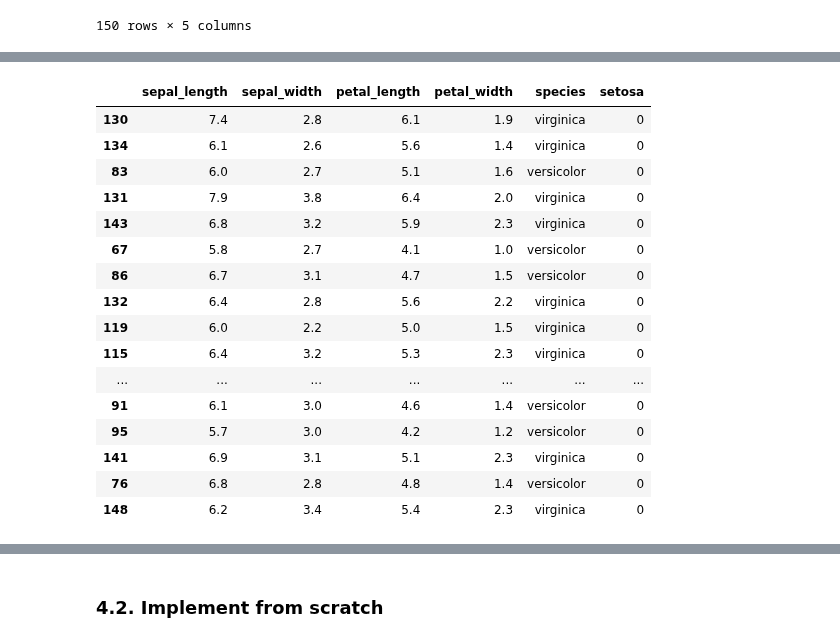
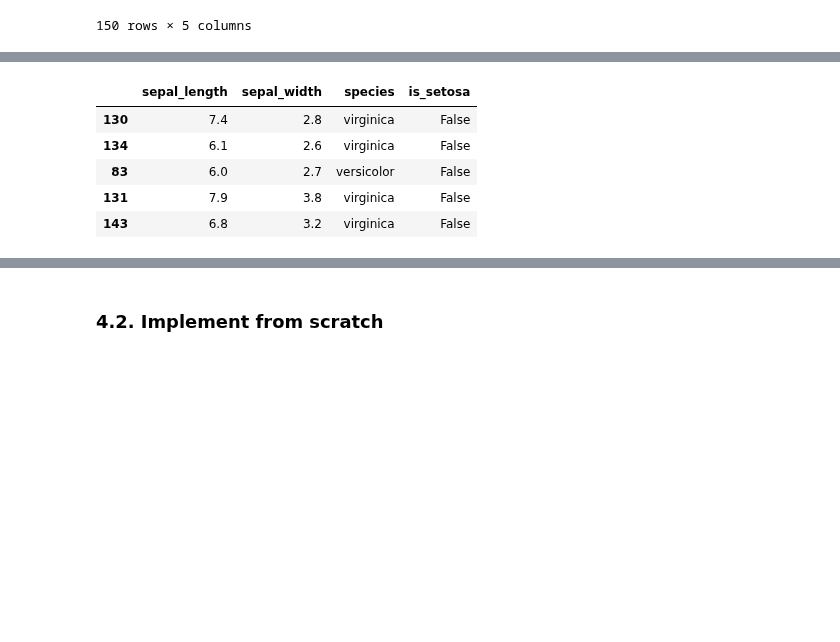
Before and after one commit to MinhHuuNguyen/mci-python, a Jupyter notebook: python_lv2/lectures/5_logistic_regression.ipynb, the cells around one changed output, grey strips where cells are left out. Drawn from its saved outputs; the diff is of its cells as text; code cells hidden in the pictures; blank space fills up the shorter version.

```diff
--- a/python_lv2/lectures/5_logistic_regression.ipynb
+++ b/python_lv2/lectures/5_logistic_regression.ipynb
@@ -169,3 +171,6 @@ iris_df
 | 148 | 6.2 | 3.4 | 5.4 | 2.3 | virginica |
 | 149 | 5.9 | 3.0 | 5.1 | 1.8 | virginica |
 150 rows × 5 columns
+# %%
+iris_df = iris_df.drop(columns=['petal_length', 'petal_width'])
+iris_df
@@ -172,4 +191,5 @@ iris_df
 # %%
-iris_df['setosa'] = iris_df.species.apply(lambda x: 1 if x == 'setosa' else 0)
+iris_df['is_setosa'] = iris_df.species.apply(
+    lambda x: True if x == 'setosa' else False)
 iris_df
 # %% [output]
@@ -210,21 +219,10 @@ iris_setosa_df
 # %%
-iris_not_setosa_df = iris_df[iris_df.setosa == 0].sample(50, random_state=1)
-iris_not_setosa_df
+iris_not_setosa_df = iris_df[~iris_df.is_setosa].sample(50, random_state=1)
+iris_not_setosa_df.head()
 # %% [output]
-|  | sepal_length | sepal_width | petal_length | petal_width | species | setosa |
-| 130 | 7.4 | 2.8 | 6.1 | 1.9 | virginica | 0 |
-| 134 | 6.1 | 2.6 | 5.6 | 1.4 | virginica | 0 |
-| 83 | 6.0 | 2.7 | 5.1 | 1.6 | versicolor | 0 |
-| 131 | 7.9 | 3.8 | 6.4 | 2.0 | virginica | 0 |
-| 143 | 6.8 | 3.2 | 5.9 | 2.3 | virginica | 0 |
-| 67 | 5.8 | 2.7 | 4.1 | 1.0 | versicolor | 0 |
-| 86 | 6.7 | 3.1 | 4.7 | 1.5 | versicolor | 0 |
-| 132 | 6.4 | 2.8 | 5.6 | 2.2 | virginica | 0 |
-| 119 | 6.0 | 2.2 | 5.0 | 1.5 | virginica | 0 |
-| 115 | 6.4 | 3.2 | 5.3 | 2.3 | virginica | 0 |
-| ... | ... | ... | ... | ... | ... | ... |
-| 91 | 6.1 | 3.0 | 4.6 | 1.4 | versicolor | 0 |
-| 95 | 5.7 | 3.0 | 4.2 | 1.2 | versicolor | 0 |
-| 141 | 6.9 | 3.1 | 5.1 | 2.3 | virginica | 0 |
-| 76 | 6.8 | 2.8 | 4.8 | 1.4 | versicolor | 0 |
-| 148 | 6.2 | 3.4 | 5.4 | 2.3 | virginica | 0 |
+|  | sepal_length | sepal_width | species | is_setosa |
+| 130 | 7.4 | 2.8 | virginica | False |
+| 134 | 6.1 | 2.6 | virginica | False |
+| 83 | 6.0 | 2.7 | versicolor | False |
+| 131 | 7.9 | 3.8 | virginica | False |
+| 143 | 6.8 | 3.2 | virginica | False |
```
Also changed, not shown: parts of 27 cells of this notebook, 1 other file.
